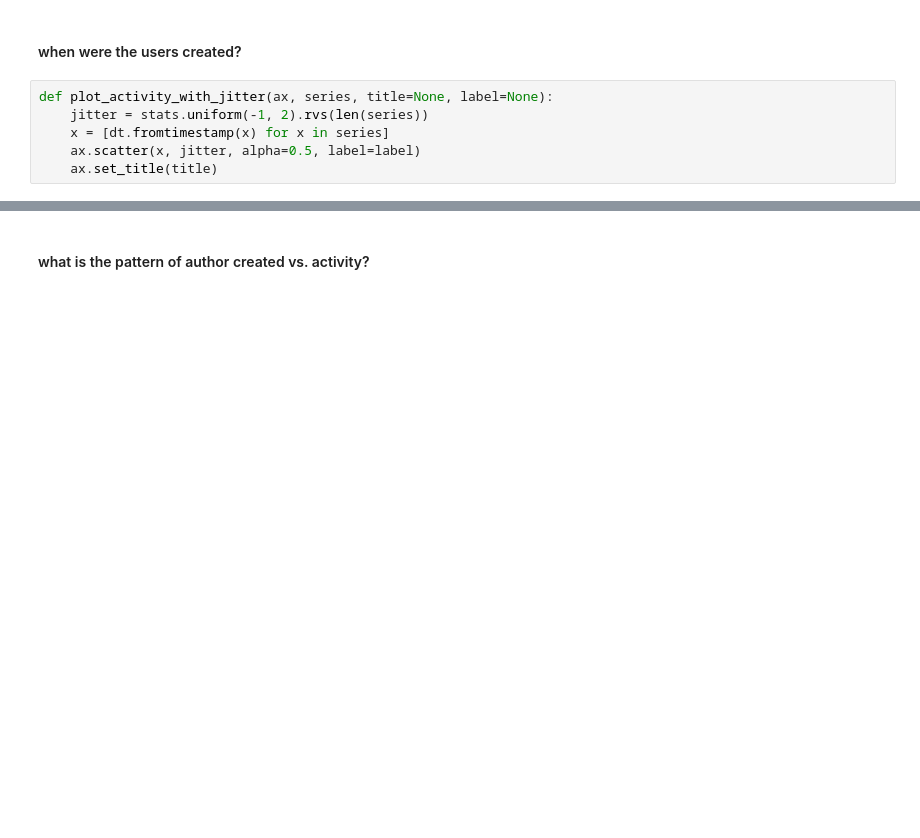
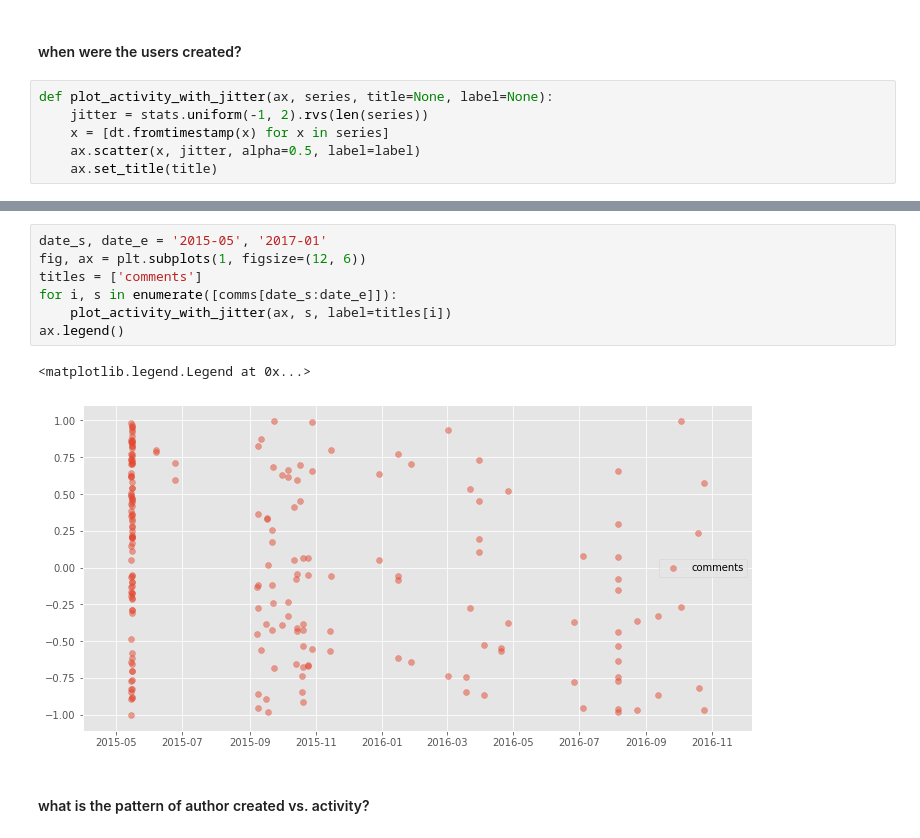
Before and after one commit to cfdv/troll_classifier, a Jupyter notebook: eda.ipynb, the cells around one changed output, grey strips where cells are left out. Drawn from its saved outputs; the diff is of its cells as text; blank space fills up the shorter version.

```diff
--- a/eda.ipynb
+++ b/eda.ipynb
@@ -292,3 +293,13 @@ ax.legend()
+# %%
+date_s, date_e = '2015-05', '2017-01'
+fig, ax = plt.subplots(1, figsize=(12, 6))
+titles = ['comments']
+for i, s in enumerate([comms[date_s:date_e]]):
+    plot_activity_with_jitter(ax, s, label=titles[i])
+ax.legend()
+# %% [output]
+<matplotlib.legend.Legend at 0x...>
+[figure, added]
 # %% [markdown]
 #### what is the pattern of author created vs. activity?
 # %%
```
Also changed, not shown: parts of 16 cells of this notebook.
